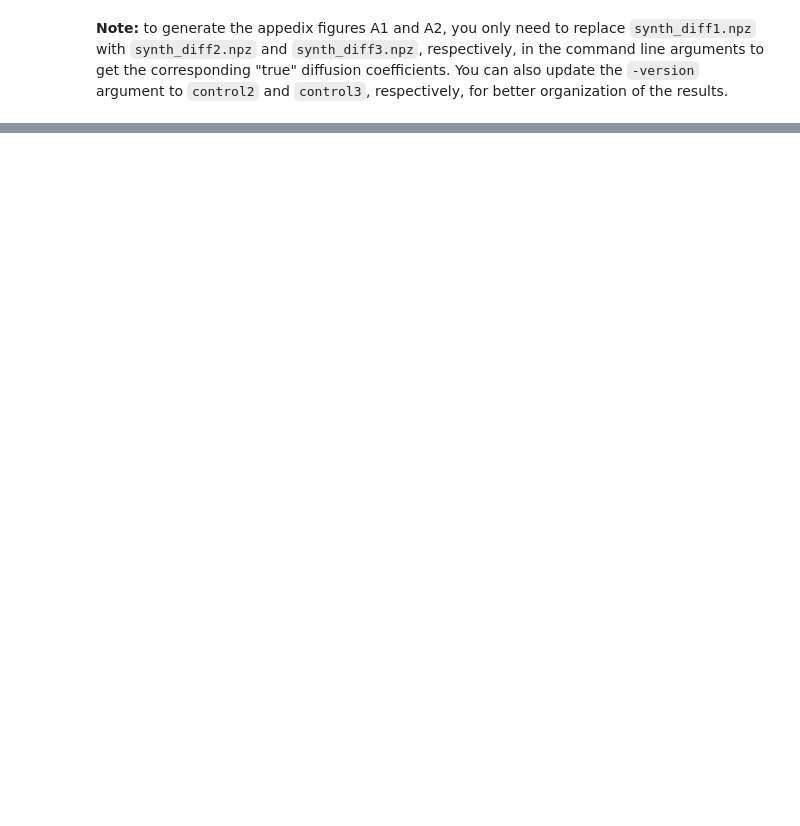
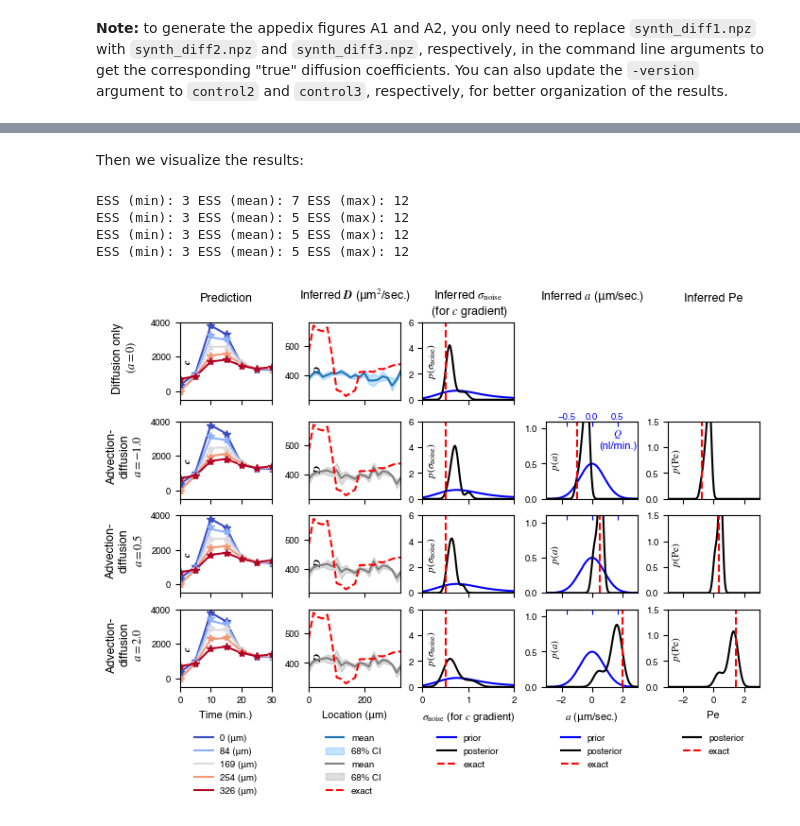
Before and after one commit to CUQI-DTU/Paper-Cochlear, a Jupyter notebook: control_results.ipynb, the cells around one changed output, grey strips where cells are left out. Cells and saved outputs as stored; diff of their text form; code cells hidden in the pictures; blank space fills up the shorter version.

Commit message:
read data file and plot

```diff
--- a/control_results.ipynb
+++ b/control_results.ipynb
@@ -83,0 +72,10 @@ scenario_tags_list_3 = [
+# %%
+import sys
+sys.path.append("code/")
+from advection_diffusion_inference_utils import read_all_scenarios
+results_directory = "results"
+data_list_diff1 = read_all_scenarios(results_directory, [version]*4,
+                                     [file_tag_fig2_row1,
+                                      file_tag_fig2_row2,
+                                      file_tag_fig2_row3,
+                                      file_tag_fig2_row4])
@@ -84,23 +87,21 @@ scenario_tags_list_3 = [
+# %% [markdown]
+Then we visualize the results:
 # %%
-# create plots directory
+# Create plots directory
 import os
-if not os.path.exists('figures/control'):
-    os.makedirs('figures/control')
+from advection_diffusion_inference_utils import plot_control_case_v2
+if not os.path.exists(f'figures/{version}'):
+    os.makedirs(f'figures/{version}')
+
+import matplotlib.pyplot as plt
 color_map_string = 'coolwarm' #'twilight' #'terrain'#'coolwarm'#'berlin' #'brg'
 colormap=plt.colormaps.get_cmap(color_map_string)
-
-# plot control case diff 1
-data_list_diff1 = read_all_scenarios(scenarios_dir[option], scenarios_subdir_1[option], scenario_tags_list_1[option])
 plot_type='over_time' # over_time or over_location
 plot_control_case_v2(data_list_diff1, plot_type=plot_type, colormap=colormap)
-plt.savefig('figures/control/control_diff1_v2_'+str(option)+'.pdf')
-
-# plot control case diff 2
-data_list_diff2 = read_all_scenarios(scenarios_dir[option], scenarios_subdir_2[option], scenario_tags_list_2[option])
-plot_control_case_v2(data_list_diff2, plot_type=plot_type, colormap=colormap, d_y_coor=0.5)
-plt.savefig('figures/control/control_diff2_v2_'+str(option)+'.pdf')
-
-## plot control case diff 3
-data_list_diff3 = read_all_scenarios(scenarios_dir[option], scenarios_subdir_3[option], scenario_tags_list_3[option])
-plot_control_case_v2(data_list_diff3, plot_type=plot_type, colormap=colormap, d_y_coor=0.3)
-plt.savefig('figures/control/control_diff3_v2_'+str(option)+'.pdf')
+plt.savefig(f'figures/{version}/{version}.pdf')
+# %% [output]
+ESS (min): 3 ESS (mean): 7 ESS (max): 12
+ESS (min): 3 ESS (mean): 5 ESS (max): 12
+ESS (min): 3 ESS (mean): 5 ESS (max): 12
+ESS (min): 3 ESS (mean): 5 ESS (max): 12
+[figure, added]
```
Also changed, not shown: parts of 12 cells of this notebook.
